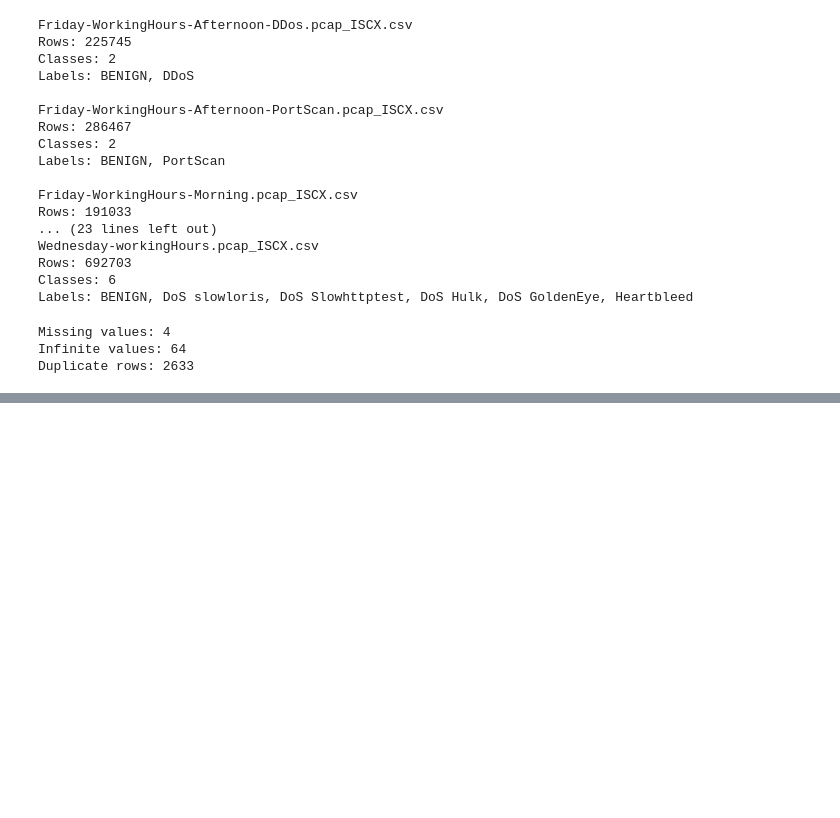
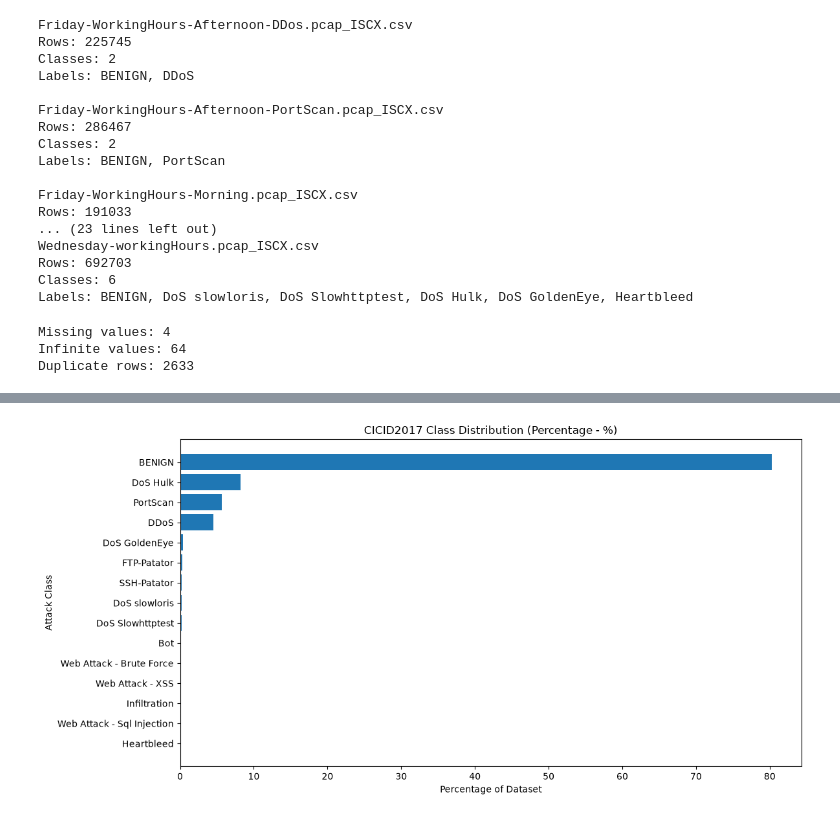
Before and after one commit to Persis445/Network-IDS-Sentinel-AI, a Jupyter notebook: notebooks/01_dataset_exploration.ipynb, the cells around one changed output, grey strips where cells are left out. Cells and saved outputs as stored; diff of their text form; code cells hidden in the pictures; blank space fills up the shorter version.

```diff
--- a/notebooks/01_dataset_exploration.ipynb
+++ b/notebooks/01_dataset_exploration.ipynb
@@ -158,0 +235,17 @@ ValueError: Usecols do not match columns, columns expected but not found: ['Labe
+# %%
+plt.figure(figsize=(12, 6))
+
+plt.barh(
+    label_distribution["Label"],
+    label_distribution["Percentage"]
+)
+
+plt.xlabel("Percentage of Dataset")
+plt.ylabel("Attack Class")
+plt.title("CICID2017 Class Distribution (Percentage - %)")
+
+plt.gca().invert_yaxis()  # Invert y-axis to have the largest bar on top
+plt.tight_layout()
+plt.show()
+# %% [output]
+[figure, added]
```
Also changed, not shown: parts of 8 cells of this notebook.
